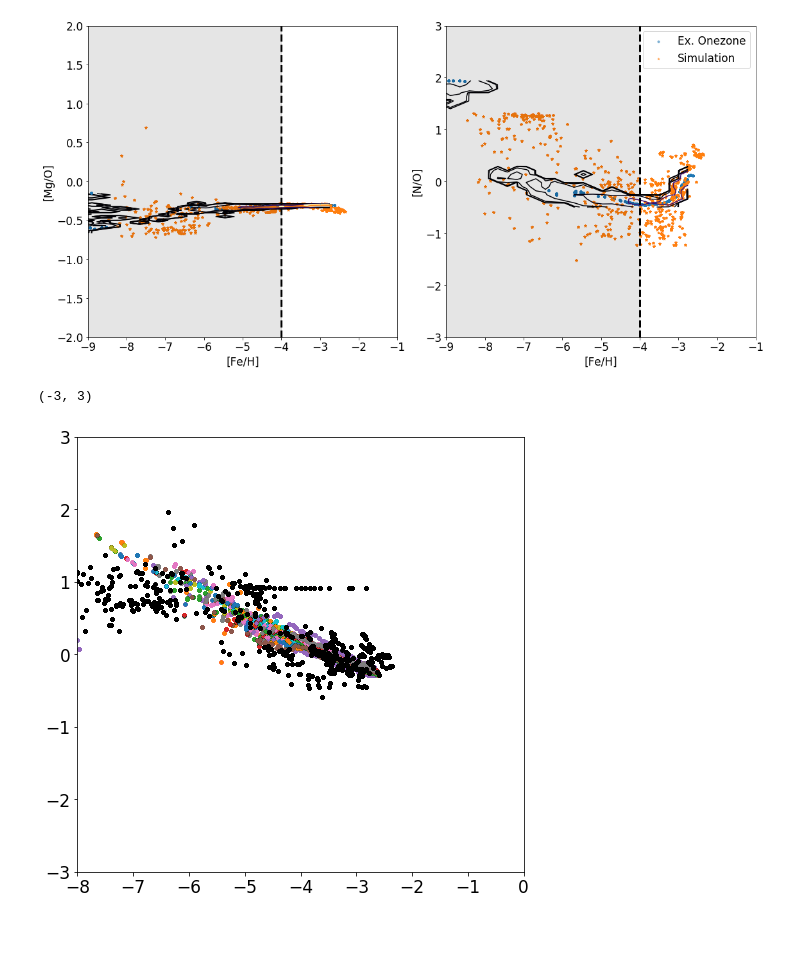
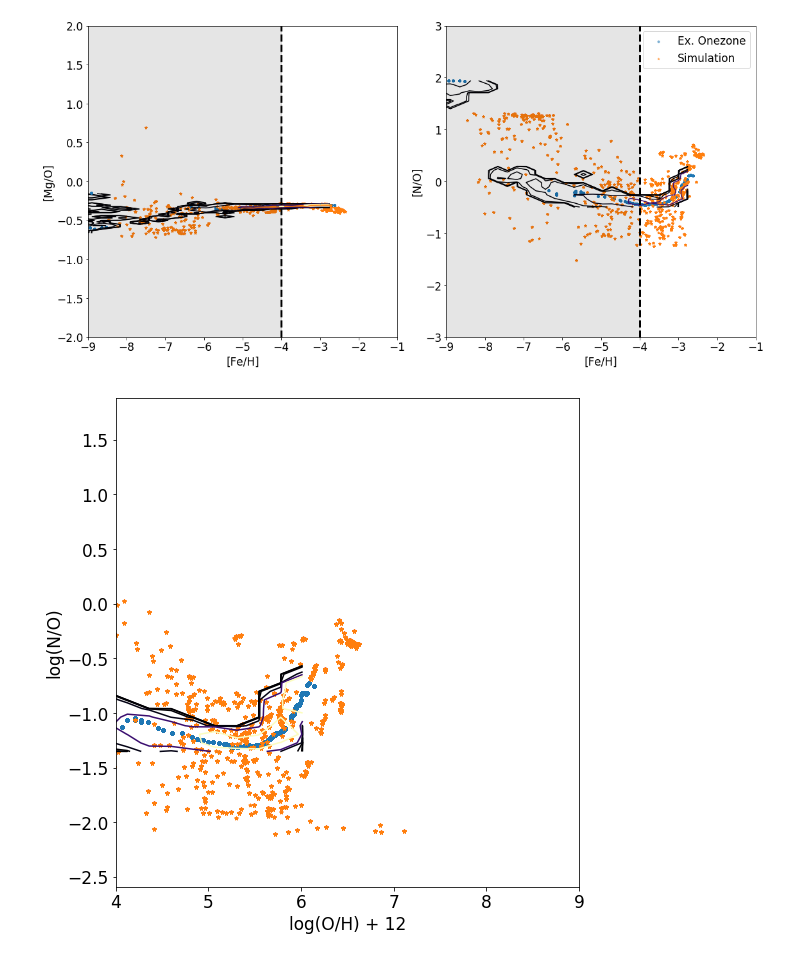
Before and after one commit to aemerick/OneZ, a Jupyter notebook: notebooks/onezone_stars.ipynb, the cells around one changed output. Drawn from its saved outputs; the diff is of its cells as text; code cells hidden in the pictures; blank space fills up the shorter version.

```diff
--- a/notebooks/onezone_stars.ipynb
+++ b/notebooks/onezone_stars.ipynb
@@ -250,7 +250,7 @@ class OnezoneAbundances:
 
         return vals
 # %%
-def plot_ratios(x1,x2,y1,y2,axis=None):
+def plot_ratios(x1,x2,y1,y2,axis=None, normalize = 'solar'):
     """
     Plot abundance ratios [y1/y2] vs. [x1/x2] using contours
     for the onezone runs and scatter points for simulation dataset
@@ -263,8 +263,8 @@ def plot_ratios(x1,x2,y1,y2,axis=None):
     all_x = []
     all_y = []
     for data in all_data:
-        y = data.abundance_ratio(y1,y2, filtered_data = True)
-        x = data.abundance_ratio(x1,x2, filtered_data = True)
+        y = data.abundance_ratio(y1,y2, filtered_data = True,normalize=normalize)
+        x = data.abundance_ratio(x1,x2, filtered_data = True,normalize=normalize)
 
         all_x += [x*1.]
         all_y += [y*1.]
@@ -282,6 +282,11 @@ def plot_ratios(x1,x2,y1,y2,axis=None):
     sim_x = gal.df[('io','particle_'+x1+'_over_'+x2)].value
     sim_y = gal.df[('io','particle_'+y1+'_over_'+y2)].value
 
+    if not  (normalize == 'solar'):
+        sim_x = atools.renormalize_abundances(sim_x, x1, x2, 'solar',normalize)
+        sim_y = atools.renormalize_abundances(sim_y, y1, y2, 'solar',normalize)
+
+
 
     ax.scatter(sim_x,sim_y, color = 'C1', marker = '*', alpha = 0.5, s = 10, label = 'Simulation')
 
@@ -415,22 +420,30 @@ plt.tight_layout()
 fig.savefig(workdir + 'MgO_FeH_NO_FeH.png')
 # %% [output]
 [figure]
-# %%
-fig, ax = plt.subplots()
-fig.set_size_inches(8,8)
-
-for data in all_data:
-    y = data.abundance_ratio('Mg','Fe',filtered_data=True)
-    x = data.abundance_ratio('Fe','H',filtered_data=True)
-    ax.scatter(x,y,s=5,alpha =0.5)
-
-ax.scatter(gal.df[('io','particle_Fe_over_H')].value,
-          gal.df[('io','particle_Mg_over_Fe')].value, color = 'black', marker = 'D', s = 7)
-ax.set_xlim(-8,0)
-ax.set_ylim(-3,3)
-# %% [output]
-(-3, 3)
-[figure, removed]
+# %%
+fig, ax = plt.subplots()
+fig.set_size_inches(8,8)
+
+
+d = plot_ratios('O','H','N','O', axis = ax, normalize = 'gas')
+
+#ax.set_xlim(-9,-1)
+#ax.set_ylim(-2,2)
+ax.set_xlabel('log(O/H) + 12')
+ax.set_ylabel('log(N/O)')
+
+#ax[0].plot( [-4,-4], ax[0].get_ylim(),lw = 3, ls = '--', color='black')
+#ax[1].plot( [-4,-4], ax[1].get_ylim(),lw = 3, ls = '--',color='black')
+
+#ax[1].axvspan(-9,-4, alpha=0.1, color='black')
+
+ax.set_xlim(4,9)
+
+plt.tight_layout()
+
+fig.savefig(workdir + 'NO_logOH.png')
+# %% [output]
+[figure, added]
 # %%
 fig, ax = plt.subplots()
 
```
Also changed, not shown: parts of 3 cells of this notebook.
